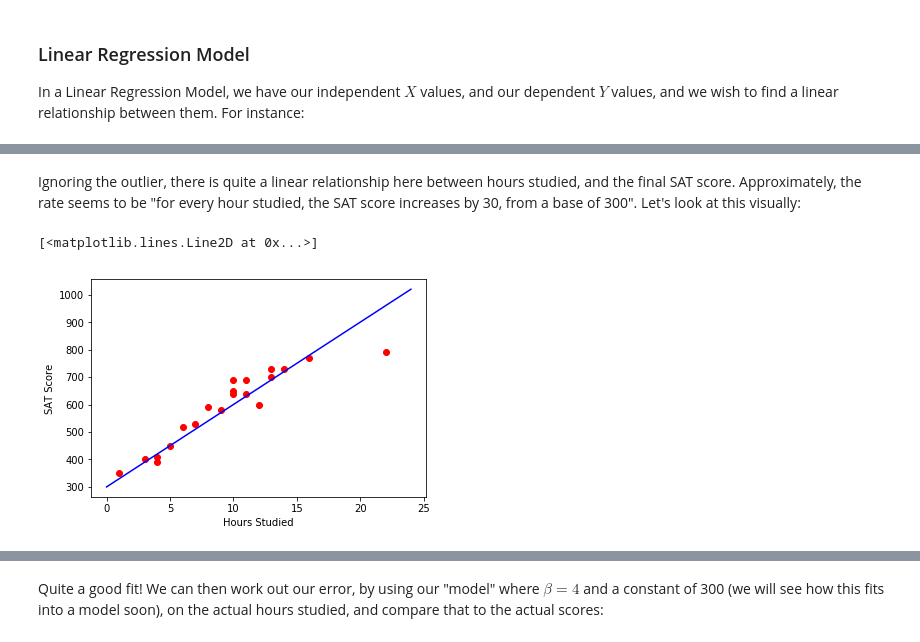
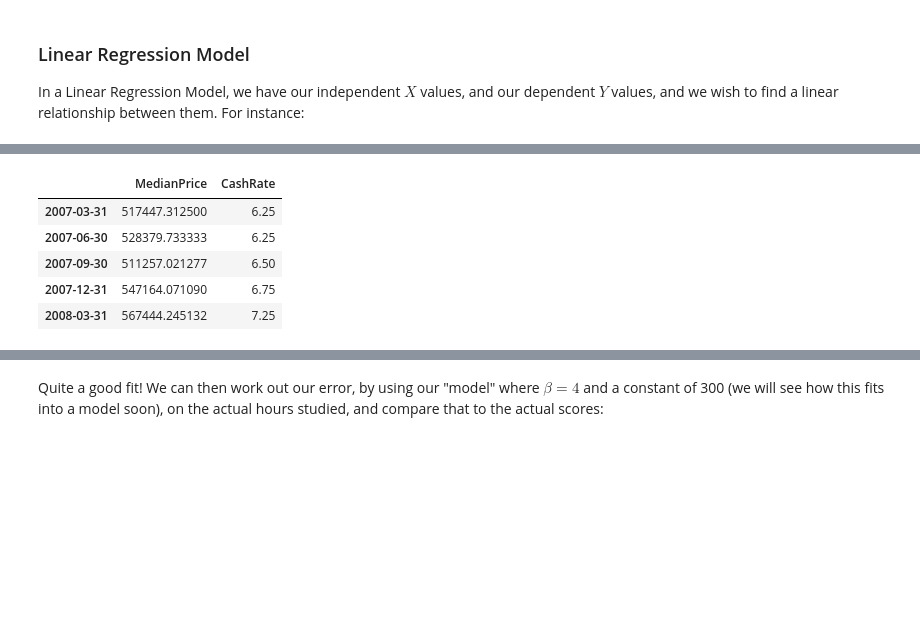
Before and after one commit to PythonCharmers/QuantFinance, a Jupyter notebook: notebooks/Module 1.3.1 - Ordinary Least Squares.ipynb, the cells around one changed output, grey strips where cells are left out. Cells and saved outputs as stored; diff of their text form; code cells hidden in the pictures; blank space fills up the shorter version.

```diff
--- a/notebooks/Module 1.3.1 - Ordinary Least Squares.ipynb
+++ b/notebooks/Module 1.3.1 - Ordinary Least Squares.ipynb
@@ -53,16 +40,0 @@ Text(0, 0.5, 'SAT Score')
-# %% [markdown]
-Ignoring the outlier, there is quite a linear relationship here between hours studied, and the final SAT score.
-Approximately, the rate seems to be "for every hour studied, the SAT score increases by 30, from a base of 300". Let's look at this visually:
-# %%
-plt.plot(study_hours, SAT_scores, 'ro')
-plt.xlabel("Hours Studied")
-plt.ylabel("SAT Score")
-
-# Here we create x values for "each hour of study" so we can plot the results
-x_model = np.arange(0, 25)
-y_model = x_model * 30 + 300
-
-plt.plot(x_model, y_model, 'b-')
-# %% [output]
-[<matplotlib.lines.Line2D at 0x...>]
-[figure, removed]
@@ -68,0 +43,9 @@ plt.plot(x_model, y_model, 'b-')
+# %%
+prices.head()
+# %% [output]
+|  | MedianPrice | CashRate |
+| 2007-03-31 | 517447.312500 | 6.25 |
+| 2007-06-30 | 528379.733333 | 6.25 |
+| 2007-09-30 | 511257.021277 | 6.50 |
+| 2007-12-31 | 547164.071090 | 6.75 |
+| 2008-03-31 | 567444.245132 | 7.25 |
```
Also changed, not shown: parts of 23 cells of this notebook, 3 other files.
